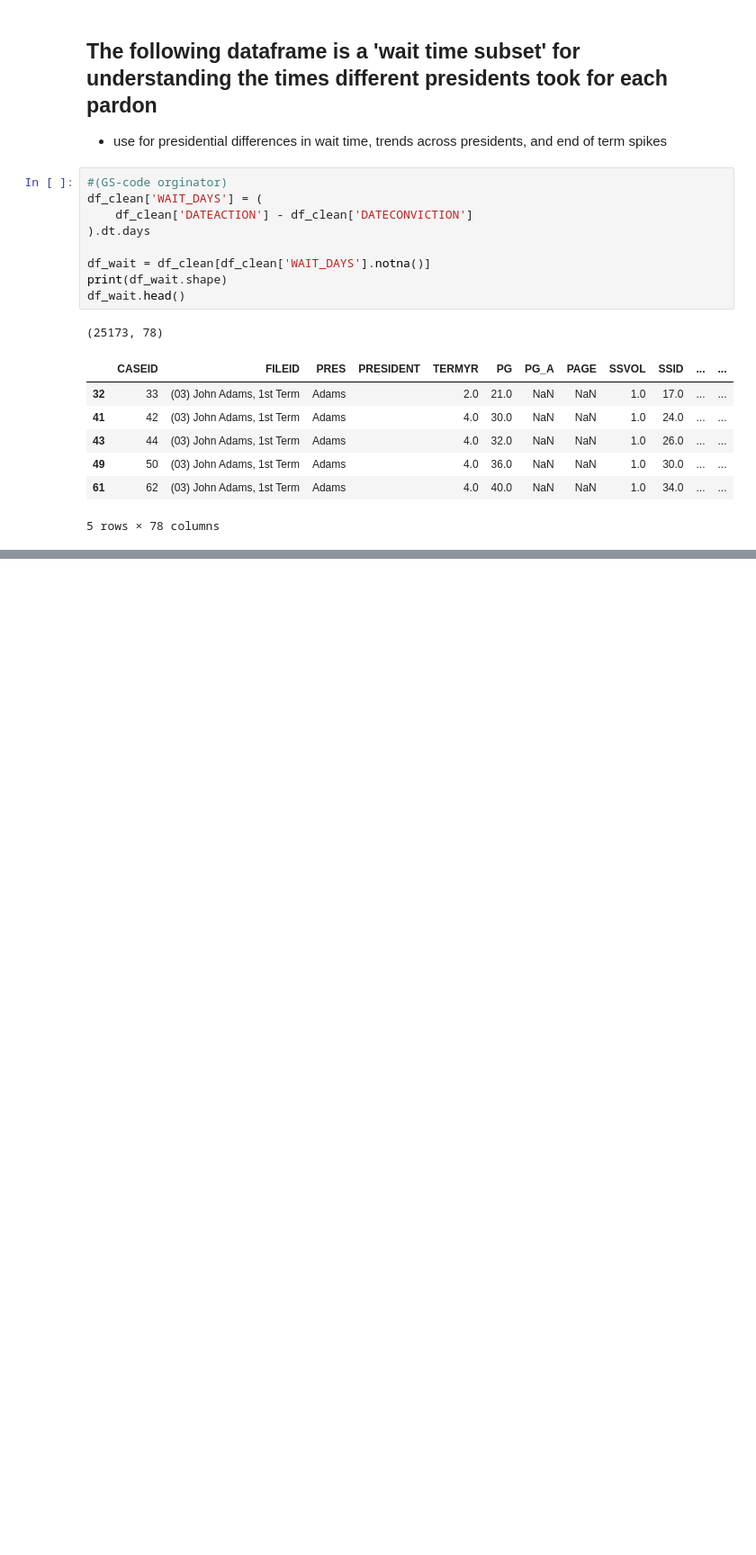
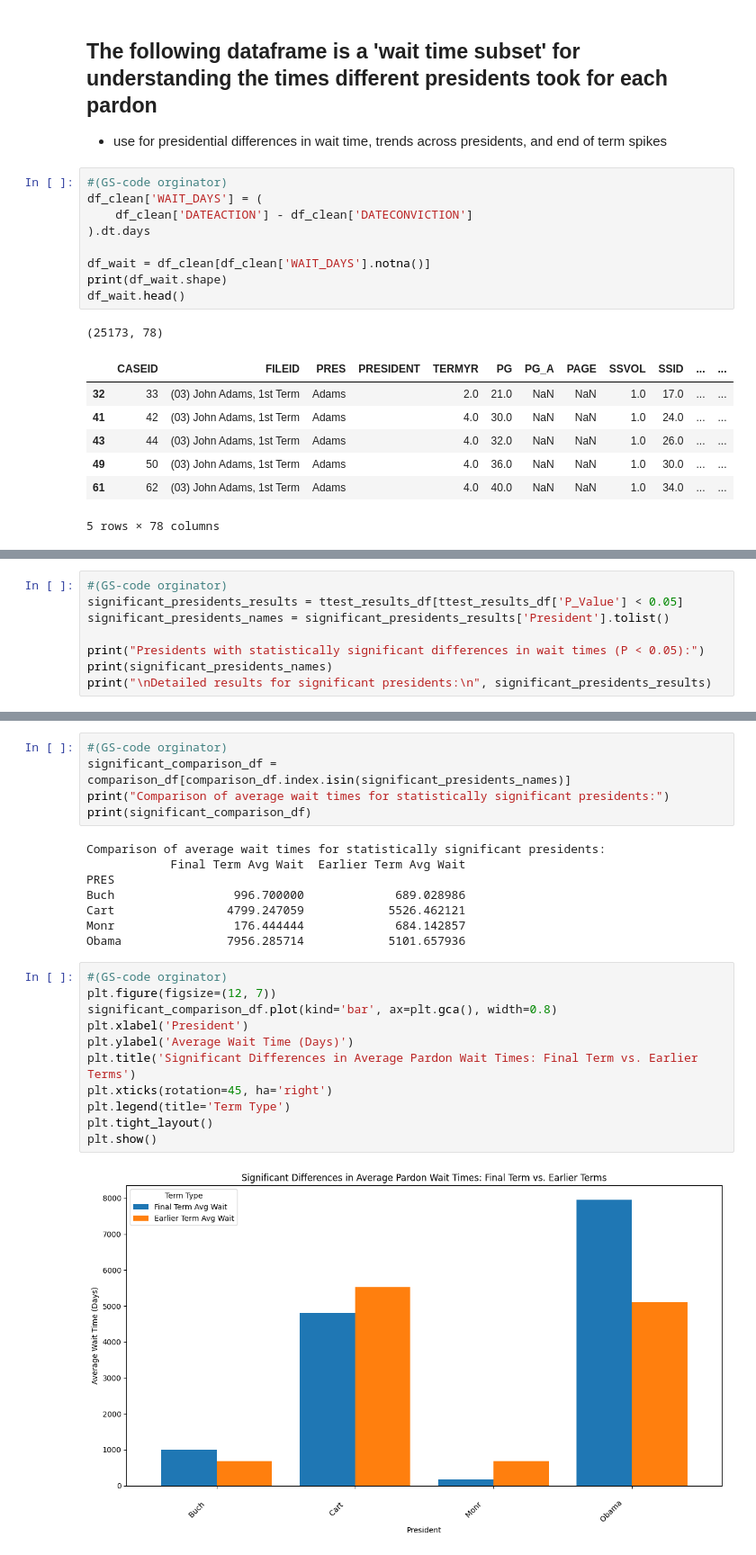
Before and after one commit to GraceSchmidt1/Group2_US_Pardons, a Jupyter notebook: US_Pardons_EDA.ipynb, the cells around one changed output, grey strips where cells are left out. Shown: that part at 90% size. Saved outputs shown, nothing was run; the diff lists cells and outputs as text; blank space fills up the shorter version.

```diff
--- a/US_Pardons_EDA.ipynb
+++ b/US_Pardons_EDA.ipynb
@@ -316,0 +615,8 @@ df_wait.head()
+# %%
+#(GS-code orginator)
+significant_presidents_results = ttest_results_df[ttest_results_df['P_Value'] < 0.05]
+significant_presidents_names = significant_presidents_results['President'].tolist()
+
+print("Presidents with statistically significant differences in wait times (P < 0.05):")
+print(significant_presidents_names)
+print("\nDetailed results for significant presidents:\n", significant_presidents_results)
@@ -316,0 +633,26 @@ df_wait.head()
+# %%
+#(GS-code orginator)
+significant_comparison_df = comparison_df[comparison_df.index.isin(significant_presidents_names)]
+print("Comparison of average wait times for statistically significant presidents:")
+print(significant_comparison_df)
+# %% [output]
+Comparison of average wait times for statistically significant presidents:
+            Final Term Avg Wait  Earlier Term Avg Wait
+PRES
+Buch                 996.700000             689.028986
+Cart                4799.247059            5526.462121
+Monr                 176.444444             684.142857
+Obama               7956.285714            5101.657936
+# %%
+#(GS-code orginator)
+plt.figure(figsize=(12, 7))
+significant_comparison_df.plot(kind='bar', ax=plt.gca(), width=0.8)
+plt.xlabel('President')
+plt.ylabel('Average Wait Time (Days)')
+plt.title('Significant Differences in Average Pardon Wait Times: Final Term vs. Earlier Terms')
+plt.xticks(rotation=45, ha='right')
+plt.legend(title='Term Type')
+plt.tight_layout()
+plt.show()
+# %% [output]
+[figure, added]
```
Also changed, not shown: parts of 32 cells of this notebook.
